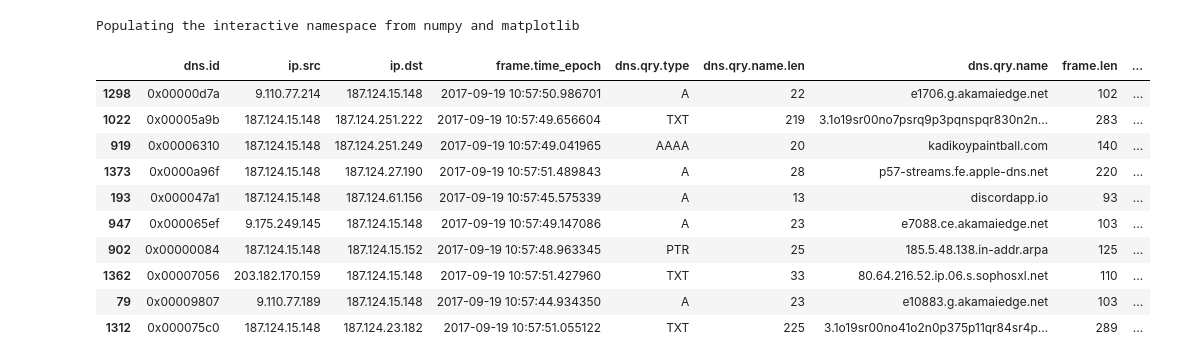
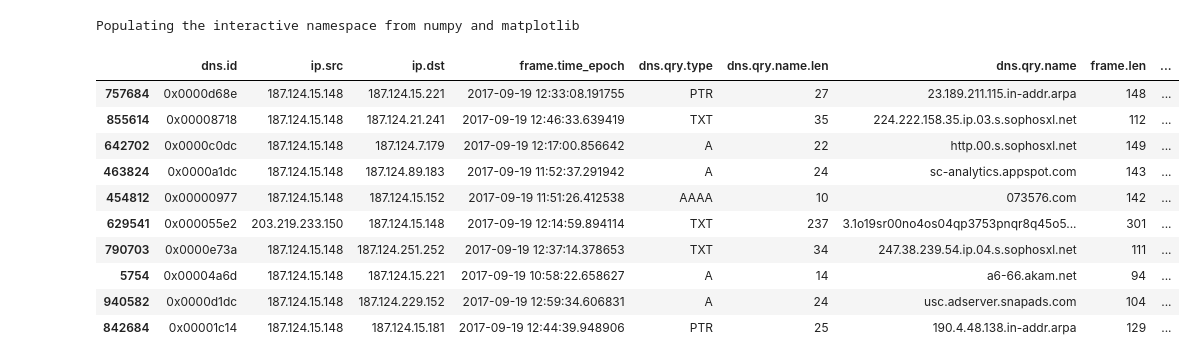
Before and after one commit to etnarek/INFO-Y-120, a Jupyter notebook: project2/Analyse.ipynb, the cells around one changed output. Saved outputs shown, nothing was run; the diff lists cells and outputs as text; code cells hidden in the pictures.

```diff
--- a/project2/Analyse.ipynb
+++ b/project2/Analyse.ipynb
@@ -8,22 +9,22 @@ Populating the interactive namespace from numpy and matplotlib
 # %%
 dns_types = {0: 'NONE', 1: 'A', 2: 'NS', 3: 'MD', 4: 'MF', 5: 'CNAME', 6: 'SOA', 7: 'MB', 8: 'MG', 9: 'MR', 10: 'NULL', 11: 'WKS', 12: 'PTR', 13: 'HINFO', 14: 'MINFO', 15: 'MX', 16: 'TXT', 17: 'RP', 18: 'AFSDB', 19: 'X25', 20: 'ISDN', 21: 'RT', 22: 'NSAP', 23: 'NSAP-PTR', 24: 'SIG', 25: 'KEY', 26: 'PX', 27: 'GPOS', 28: 'AAAA', 29: 'LOC', 30: 'NXT', 33: 'SRV', 35: 'NAPTR', 36: 'KX', 37: 'CERT', 38: 'A6', 39: 'DNAME', 41: 'OPT', 42: 'APL', 43: 'DS', 44: 'SSHFP', 45: 'IPSECKEY', 46: 'RRSIG', 47: 'NSEC', 48: 'DNSKEY', 49: 'DHCID', 50: 'NSEC3', 51: 'NSEC3PARAM', 52: 'TLSA', 55: 'HIP', 59: 'CDS', 60: 'CDNSKEY', 62: 'CSYNC', 99: 'SPF', 103: 'UNSPEC', 108: 'EUI48', 109: 'EUI64', 249: 'TKEY', 250: 'TSIG', 251: 'IXFR', 252: 'AXFR', 253: 'MAILB', 254: 'MAILA', 255: 'ANY', 256: 'URI', 257: 'CAA', 258: 'AVC', 32768: 'TA', 32769: 'DLV'}
 # %%
-df = pd.read_csv("pcaps/small.csv", sep="\t")
+df = pd.read_csv("pcaps/trace_dns_20170919_a.csv", sep="\t", dtype={'dns.qry.name.len': int}, error_bad_lines=False)
 df['frame.time_epoch'] = pd.to_datetime(df['frame.time_epoch'], unit='s', origin='unix')
 df = df.replace({'dns.qry.type': dns_types})
 df.sample(10)
 # %% [output]
 |  | dns.id | ip.src | ip.dst | frame.time_epoch | dns.qry.type | dns.qry.name.len | dns.qry.name | frame.len | ... |
-| 1298 | 0x00000d7a | 9.110.77.214 | 187.124.15.148 | 2017-09-19 10:57:50.986701 | A | 22 | e1706.g.akamaiedge.net | 102 | ... |
-| 1022 | 0x00005a9b | 187.124.15.148 | 187.124.251.222 | 2017-09-19 10:57:49.656604 | TXT | 219 | 3.1o19sr00no7psrq9p3pqnspqr830n2n... | 283 | ... |
-| 919 | 0x00006310 | 187.124.15.148 | 187.124.251.249 | 2017-09-19 10:57:49.041965 | AAAA | 20 | kadikoypaintball.com | 140 | ... |
-| 1373 | 0x0000a96f | 187.124.15.148 | 187.124.27.190 | 2017-09-19 10:57:51.489843 | A | 28 | p57-streams.fe.apple-dns.net | 220 | ... |
-| 193 | 0x000047a1 | 187.124.15.148 | 187.124.61.156 | 2017-09-19 10:57:45.575339 | A | 13 | discordapp.io | 93 | ... |
-| 947 | 0x000065ef | 9.175.249.145 | 187.124.15.148 | 2017-09-19 10:57:49.147086 | A | 23 | e7088.ce.akamaiedge.net | 103 | ... |
-| 902 | 0x00000084 | 187.124.15.148 | 187.124.15.152 | 2017-09-19 10:57:48.963345 | PTR | 25 | 185.5.48.138.in-addr.arpa | 125 | ... |
-| 1362 | 0x00007056 | 203.182.170.159 | 187.124.15.148 | 2017-09-19 10:57:51.427960 | TXT | 33 | 80.64.216.52.ip.06.s.sophosxl.net | 110 | ... |
-| 79 | 0x00009807 | 9.110.77.189 | 187.124.15.148 | 2017-09-19 10:57:44.934350 | A | 23 | e10883.g.akamaiedge.net | 103 | ... |
-| 1312 | 0x000075c0 | 187.124.15.148 | 187.124.23.182 | 2017-09-19 10:57:51.055122 | TXT | 225 | 3.1o19sr00no41o2n0p375p11qr84sr4p... | 289 | ... |
+| 757684 | 0x0000d68e | 187.124.15.148 | 187.124.15.221 | 2017-09-19 12:33:08.191755 | PTR | 27 | 23.189.211.115.in-addr.arpa | 148 | ... |
+| 855614 | 0x00008718 | 187.124.15.148 | 187.124.21.241 | 2017-09-19 12:46:33.639419 | TXT | 35 | 224.222.158.35.ip.03.s.sophosxl.net | 112 | ... |
+| 642702 | 0x0000c0dc | 187.124.15.148 | 187.124.7.179 | 2017-09-19 12:17:00.856642 | A | 22 | http.00.s.sophosxl.net | 149 | ... |
+| 463824 | 0x0000a1dc | 187.124.15.148 | 187.124.89.183 | 2017-09-19 11:52:37.291942 | A | 24 | sc-analytics.appspot.com | 143 | ... |
+| 454812 | 0x00000977 | 187.124.15.148 | 187.124.15.152 | 2017-09-19 11:51:26.412538 | AAAA | 10 | 073576.com | 142 | ... |
+| 629541 | 0x000055e2 | 203.219.233.150 | 187.124.15.148 | 2017-09-19 12:14:59.894114 | TXT | 237 | 3.1o19sr00no4os04qp3753pnqr8q45o5... | 301 | ... |
+| 790703 | 0x0000e73a | 187.124.15.148 | 187.124.251.252 | 2017-09-19 12:37:14.378653 | TXT | 34 | 247.38.239.54.ip.04.s.sophosxl.net | 111 | ... |
+| 5754 | 0x00004a6d | 187.124.15.148 | 187.124.15.221 | 2017-09-19 10:58:22.658627 | A | 14 | a6-66.akam.net | 94 | ... |
+| 940582 | 0x0000d1dc | 187.124.15.148 | 187.124.229.152 | 2017-09-19 12:59:34.606831 | A | 24 | usc.adserver.snapads.com | 104 | ... |
+| 842684 | 0x00001c14 | 187.124.15.148 | 187.124.15.181 | 2017-09-19 12:44:39.948906 | PTR | 25 | 190.4.48.138.in-addr.arpa | 129 | ... |
 # %%
 df.describe()
 # %% [output]
```
Also changed, not shown: parts of 10 cells of this notebook, 3 other files.
